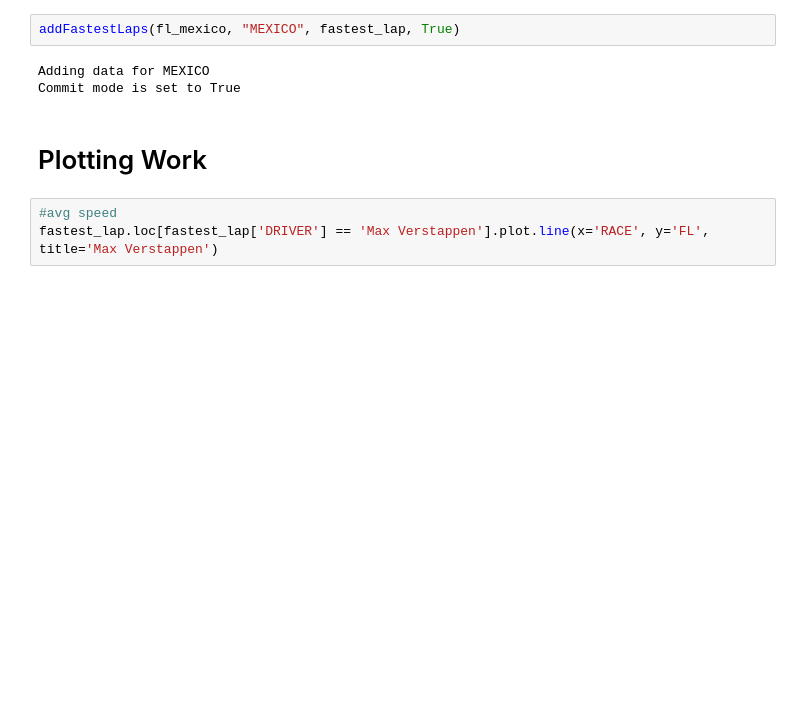
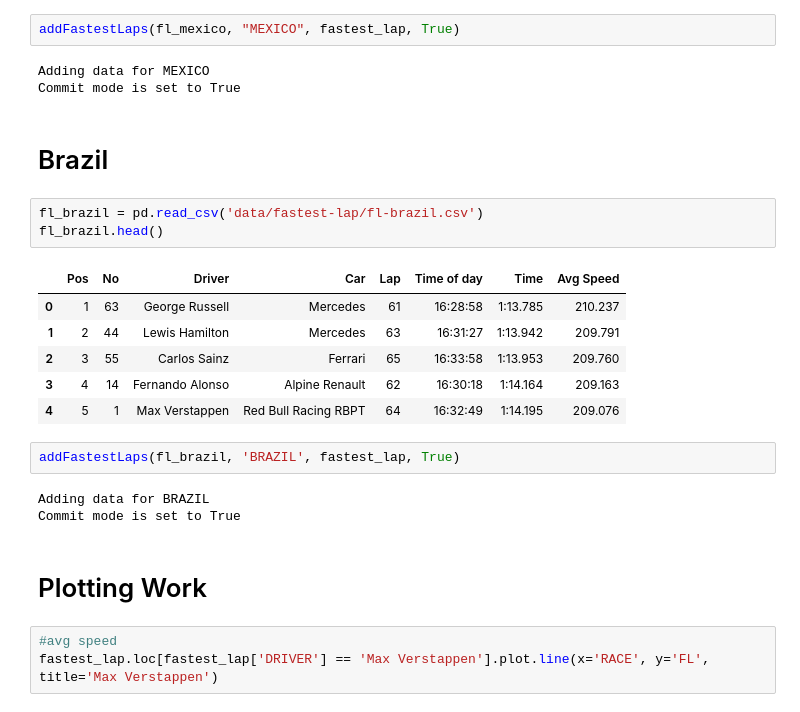
Before and after one commit to JB-26/f1-2022-analysis, a Jupyter notebook: fastest-laps.ipynb, the cells around one changed output. Saved outputs shown, nothing was run; the diff lists cells and outputs as text; blank space fills up the shorter version.

Commit message:
Brazil results added

```diff
--- a/fastest-laps.ipynb
+++ b/fastest-laps.ipynb
@@ -430,6 +448,23 @@ addFastestLaps(fl_mexico, "MEXICO", fastest_lap, True)
 # %% [output]
 Adding data for MEXICO
 Commit mode is set to True
+# %% [markdown]
+# Brazil
+# %%
+fl_brazil = pd.read_csv('data/fastest-lap/fl-brazil.csv')
+fl_brazil.head()
+# %% [output]
+|  | Pos | No | Driver | Car | Lap | Time of day | Time | Avg Speed |
+| 0 | 1 | 63 | George Russell | Mercedes | 61 | 16:28:58 | 1:13.785 | 210.237 |
+| 1 | 2 | 44 | Lewis Hamilton | Mercedes | 63 | 16:31:27 | 1:13.942 | 209.791 |
+| 2 | 3 | 55 | Carlos Sainz | Ferrari | 65 | 16:33:58 | 1:13.953 | 209.760 |
+| 3 | 4 | 14 | Fernando Alonso | Alpine Renault | 62 | 16:30:18 | 1:14.164 | 209.163 |
+| 4 | 5 | 1 | Max Verstappen | Red Bull Racing RBPT | 64 | 16:32:49 | 1:14.195 | 209.076 |
+# %%
+addFastestLaps(fl_brazil, 'BRAZIL', fastest_lap, True)
+# %% [output]
+Adding data for BRAZIL
+Commit mode is set to True
 # %% [markdown]
 # Plotting Work
 # %%
```
Also changed, not shown: parts of 7 cells of this notebook, 5 other files.
